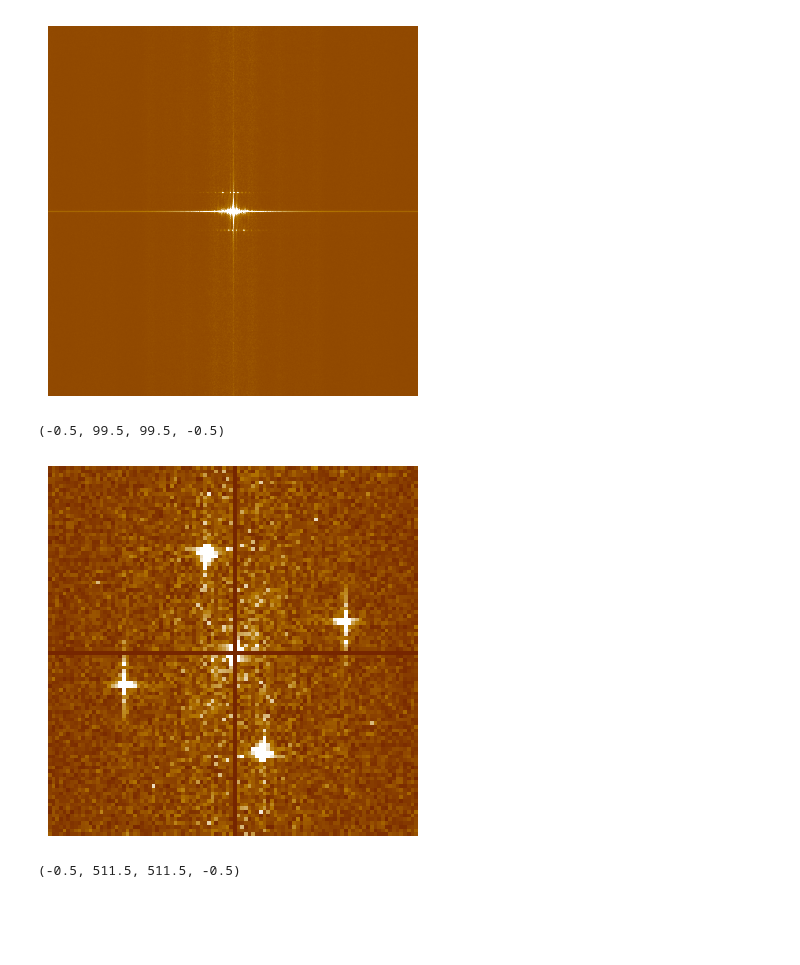
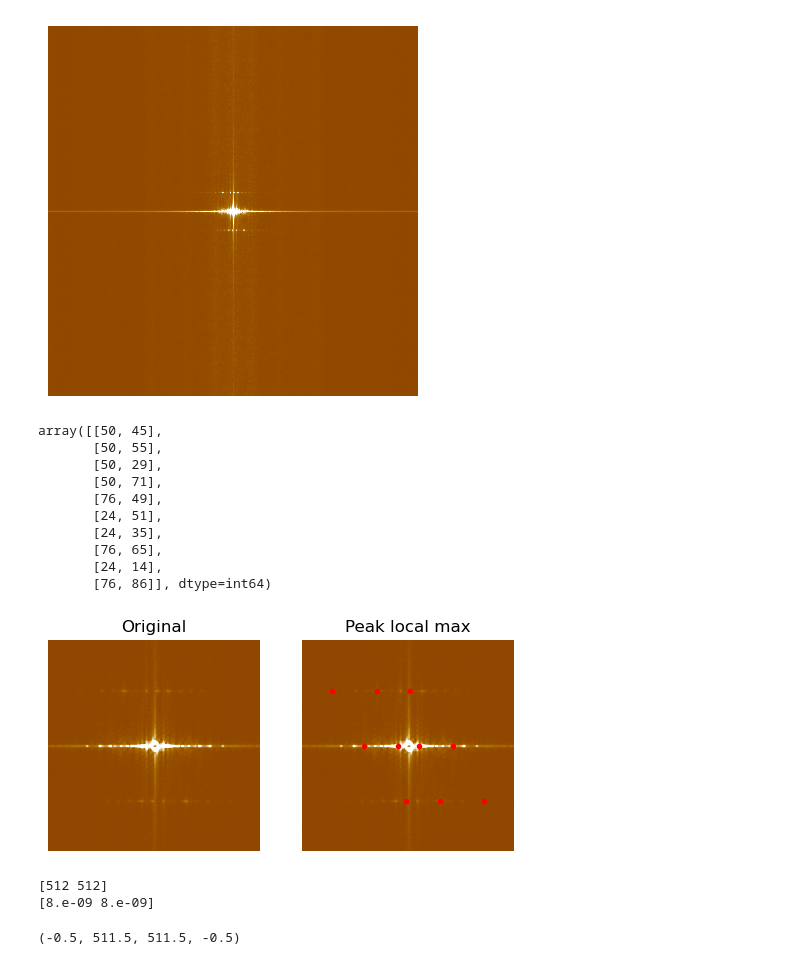
Before and after one commit to lemonmelon9/python_prac, a Jupyter notebook: fft_imaging_prac.ipynb, the cells around one changed output. Drawn from its saved outputs; the diff is of its cells as text; code cells hidden in the pictures; blank space fills up the shorter version.

```diff
--- a/fft_imaging_prac.ipynb
+++ b/fft_imaging_prac.ipynb
@@ -38,14 +38,42 @@ plt.axis('off')
 # %%
 # FFT image crop
 Scanpixels = a.header['scan_pixels'] # 스캔 픽셀 수
 center = round(Scanpixels[0]/2) # 원점 지정 (y픽셀/2)
 croppx = 50 # crop 크기
 two_d_fft_lin_crop = two_d_fft_lin[center-croppx:center+croppx, center-croppx:center+croppx] # 보여줄 픽셀 ( y축, x축 순)
-plt.imshow(two_d_fft_lin_crop, vmin = np.mean(two_d_fft_lin_crop) - 3*np.std(two_d_fft_lin_crop), vmax = np.mean(two_d_fft_lin_crop) + 3*np.std(two_d_fft_lin_crop), cmap = nanox())
-plt.axis('off')
+
+lmax = peak_local_max(two_d_fft_lin_crop, min_distance=10)
+
+# display results
+fig, ax = plt.subplots(1, 2, figsize = (6,3), sharex=True, sharey=True)
+ax[0].imshow(two_d_fft_lin_crop,  vmin = np.mean(two_d_fft_lin_crop) - 3*np.std(two_d_fft_lin_crop), vmax = np.mean(two_d_fft_lin_crop) + 3*np.std(two_d_fft_lin_crop), cmap = nanox())
+ax[0].axis('off')
+ax[0].set_title('Original')
+
+ax[1].imshow(two_d_fft_lin_crop,  vmin = np.mean(two_d_fft_lin_crop) - 3*np.std(two_d_fft_lin_crop), vmax = np.mean(two_d_fft_lin_crop) + 3*np.std(two_d_fft_lin_crop), cmap = nanox())
+ax[1].plot(lmax[:, 1], lmax[:, 0], 'r.')
+ax[1].axis('off')
+ax[1].set_title('Peak local max')
+
+lmax
 # %% [output]
-(-0.5, 99.5, 99.5, -0.5)
+array([[50, 45],
+       [50, 55],
+       [50, 29],
+       [50, 71],
+       [76, 49],
+       [24, 51],
+       [24, 35],
+       [76, 65],
+       [24, 14],
+       [76, 86]], dtype=int64)
-[figure, old version]
+[figure, new version]
+# %%
+print(a.header['scan_pixels'])
+print(a.header['scan_range'])
+# %% [output]
+[512 512]
+[8.e-09 8.e-09]
 # %%
 b = topography('Topo/Cu100_W_LN2_1686.sxm')
 x = b.get_z('subtract linear fit xy')*1e12
```
